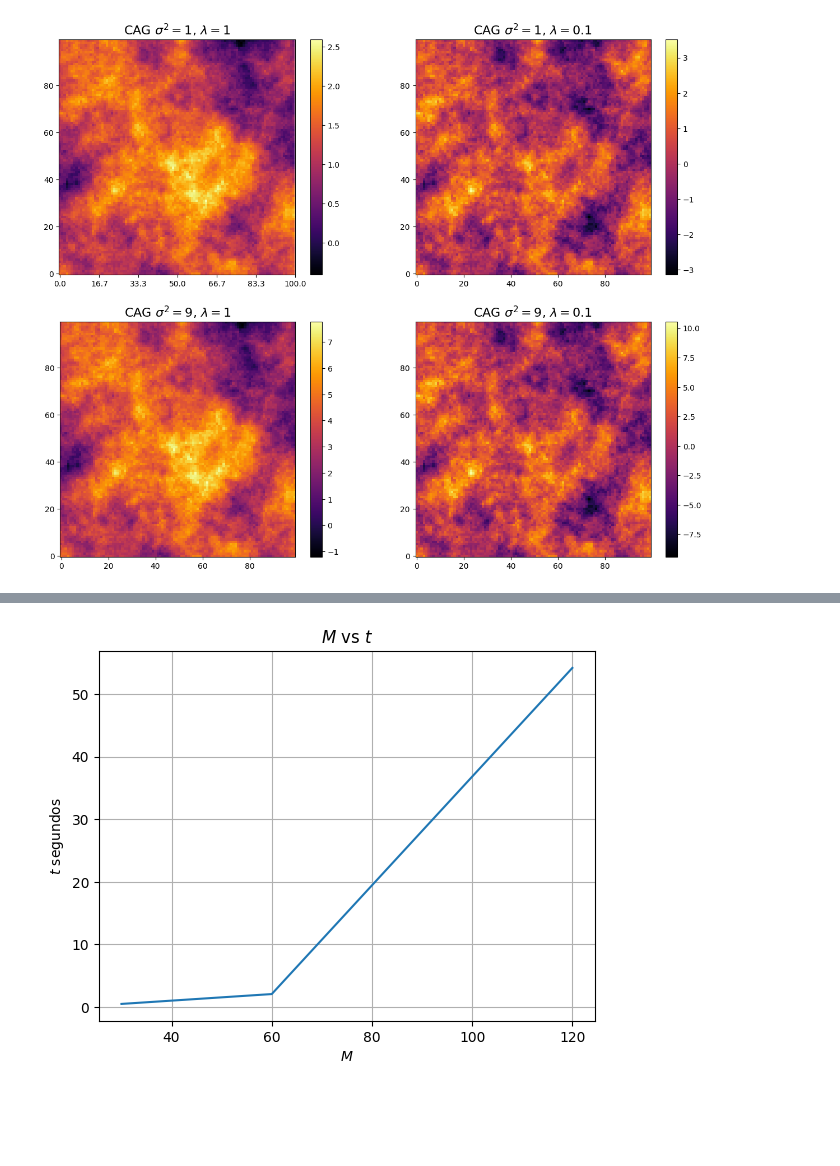
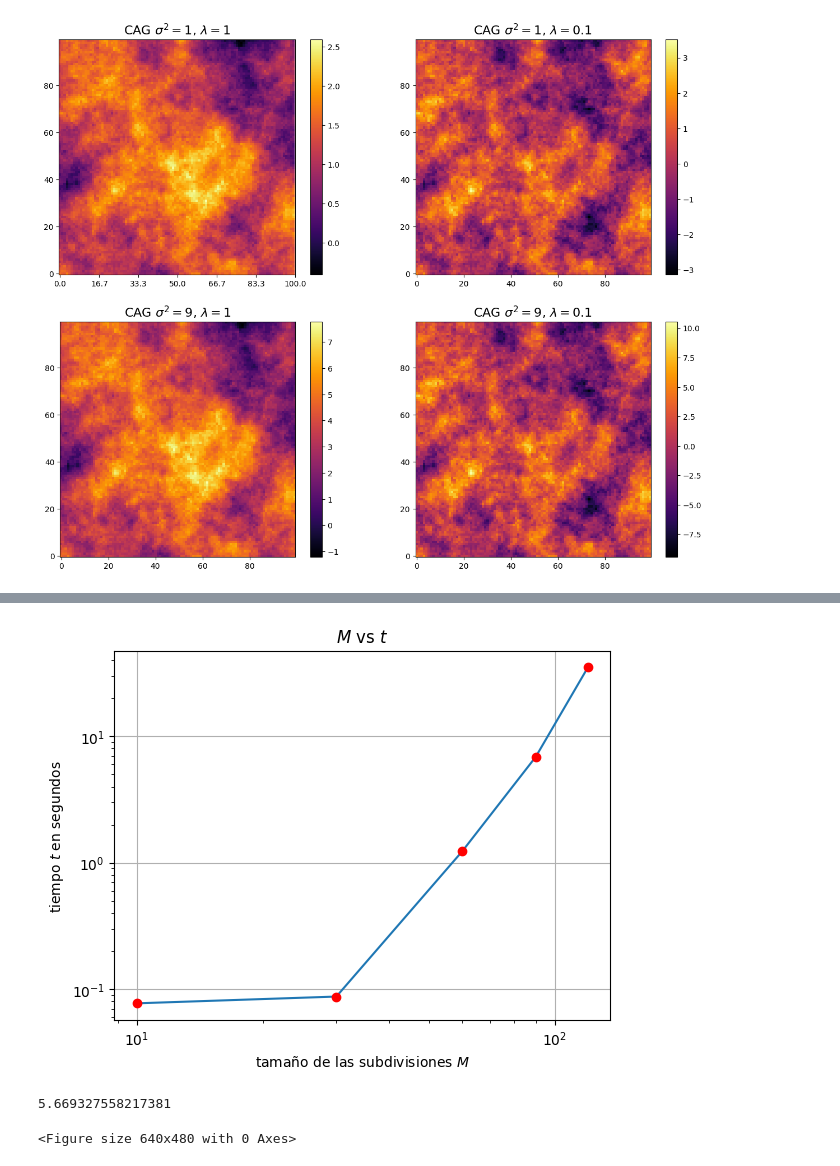
Before and after one commit to lagarcian/ProyectodeGradoLuisGarcia, a Jupyter notebook: Campos_Aleatorios_Gaussianos_a_partir_de_EDPE.ipynb, the cells around one changed output, grey strips where cells are left out. Cells and saved outputs as stored; diff of their text form; code cells hidden in the pictures; blank space fills up the shorter version.

```diff
--- a/Campos_Aleatorios_Gaussianos_a_partir_de_EDPE.ipynb
+++ b/Campos_Aleatorios_Gaussianos_a_partir_de_EDPE.ipynb
@@ -330,23 +402,34 @@ print(end - start)
 # %%
+M_0=10
+t_0=0.07716488838195801
 M_1=30
-t_1=0.48455119132995605
+t_1=0.0872795581817627
 M_2=60
-t_2=2.060515880584717
-M_3=120
-t_3=54.19674468040466
+t_2=1.2265408039093018
+M_3=90
+t_3=6.859408378601074
+M_4=120
+t_4=35.043323040008545
 
-Ms=[M_1,M_2,M_3]
-ts=[t_1,t_2,t_3]
+Ms=[M_0,M_1,M_2,M_3,M_4]
+ts=[t_0,t_1,t_2,t_3,t_4]
+#Usa una memoria RAM de 1.5 GB
 
-
-plt.plot(Ms,ts)
+plt.loglog(Ms,ts)
 #plt.loglog(Ms,ts)
 plt.grid()
+x=Ms
+y=ts
 
-
-plt.xlabel("$M$ ")
-plt.ylabel("$t$ segundos ")
+plt.xlabel("tamaño de las subdivisiones $M$ ")
+plt.ylabel("tiempo $t$ en segundos ")
 plt.title('$M$ vs $t$')
+plt.plot(x,y,"ro")
 plt.show()
+plt.savefig("Mvst.png",dpi=300,bbox_inches='tight')
+pendiente=( np.log(ts[-2] ) -np.log(ts[-1]) )/ ( np.log(Ms[-2]) - np.log(Ms[-1]) )
+print(pendiente)
 # %% [output]
-[figure, old version]
+[figure, new version]
+5.669327558217381
+<Figure size 640x480 with 0 Axes>
```
Also changed, not shown: parts of 10 cells of this notebook.
